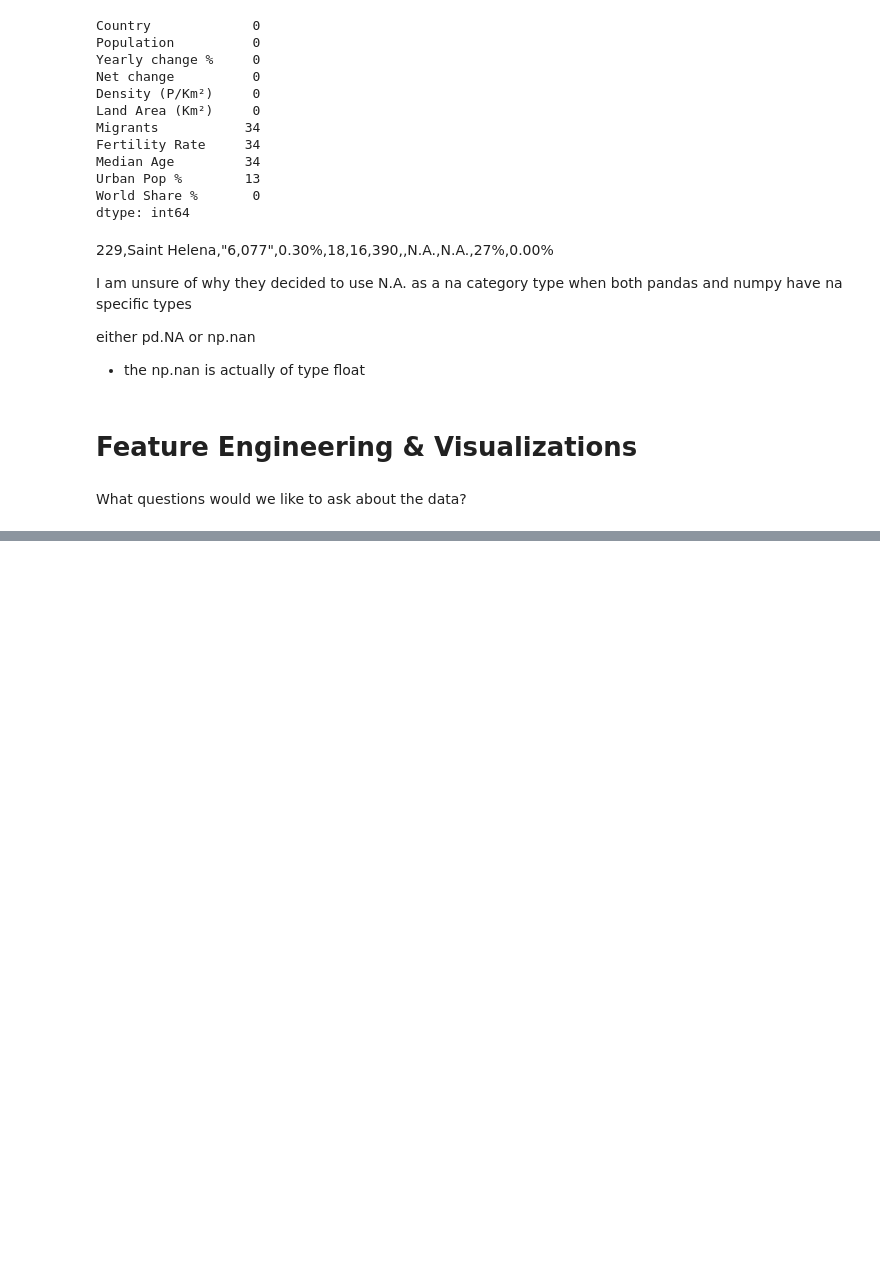
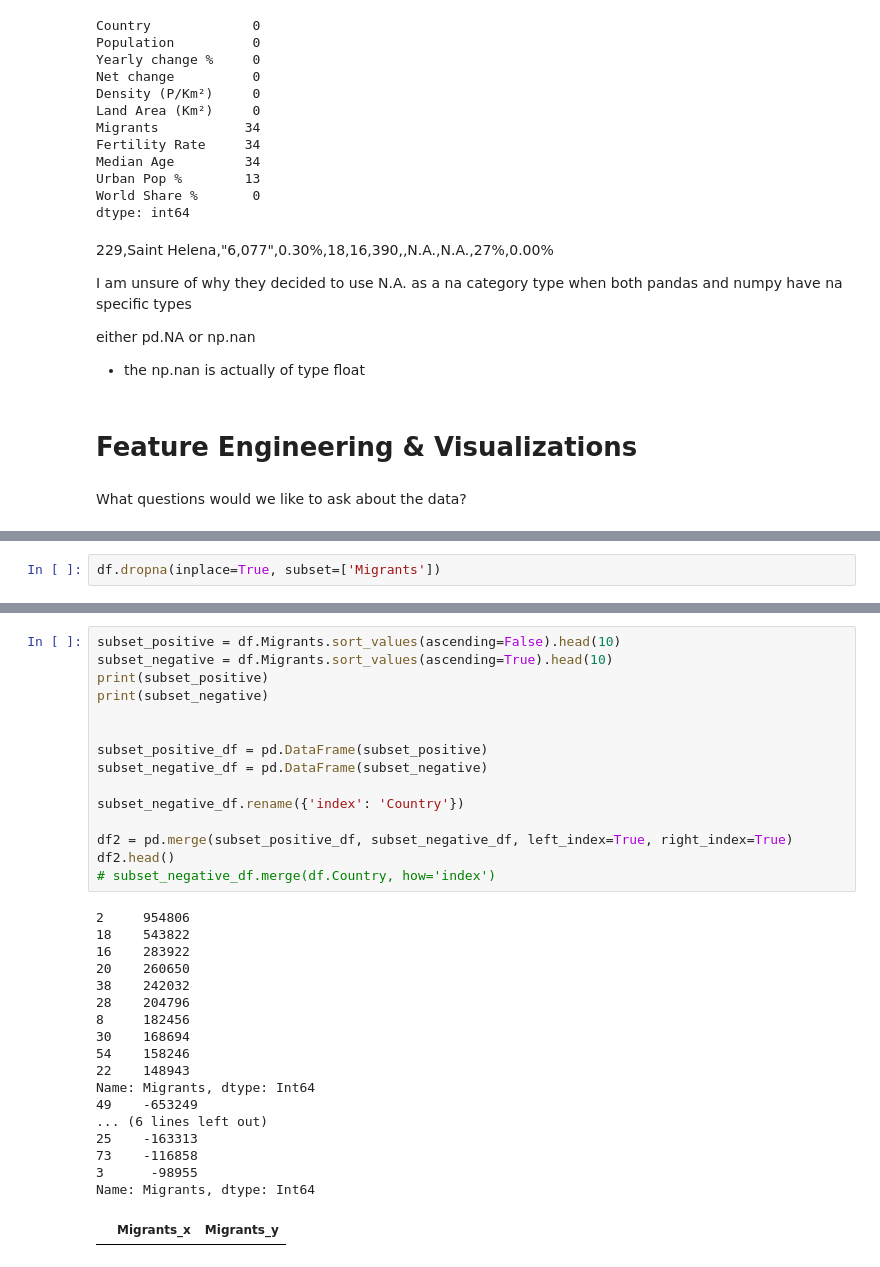
Before and after one commit to casual-lemon/intro-into-ds, a Jupyter notebook: Code Example.ipynb, the cells around one changed output, grey strips where cells are left out. Drawn from its saved outputs; the diff is of its cells as text; blank space fills up the shorter version.

```diff
--- a/Code Example.ipynb
+++ b/Code Example.ipynb
@@ -201,0 +238,2 @@ m
+# %%
+df.dropna(inplace=True, subset=['Migrants'])
@@ -201,0 +255,34 @@ m
+# %%
+subset_positive = df.Migrants.sort_values(ascending=False).head(10)
+subset_negative = df.Migrants.sort_values(ascending=True).head(10)
+print(subset_positive)
+print(subset_negative)
+
+
+subset_positive_df = pd.DataFrame(subset_positive)
+subset_negative_df = pd.DataFrame(subset_negative)
+
+subset_negative_df.rename({'index': 'Country'})
+
+df2 = pd.merge(subset_positive_df, subset_negative_df, left_index=True, right_index=True)
+df2.head()
+# subset_negative_df.merge(df.Country, how='index')
+# %% [output]
+2     954806
+18    543822
+16    283922
+20    260650
+38    242032
+28    204796
+8     182456
+30    168694
+54    158246
+22    148943
+Name: Migrants, dtype: Int64
+49    -653249
+... (6 lines left out)
+25    -163313
+73    -116858
+3      -98955
+Name: Migrants, dtype: Int64
+|  | Migrants_x | Migrants_y |
```
Also changed, not shown: parts of 6 cells of this notebook, 1 other file.
